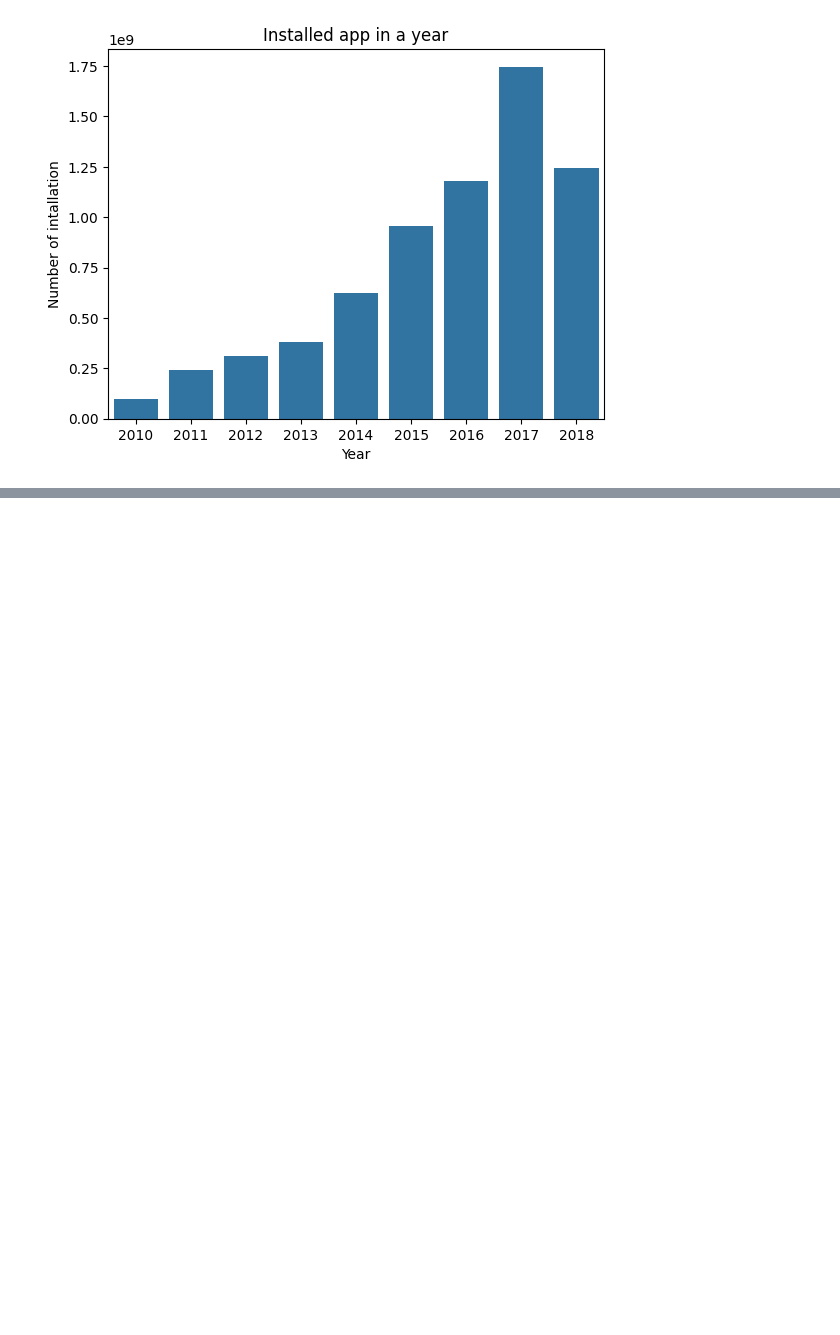
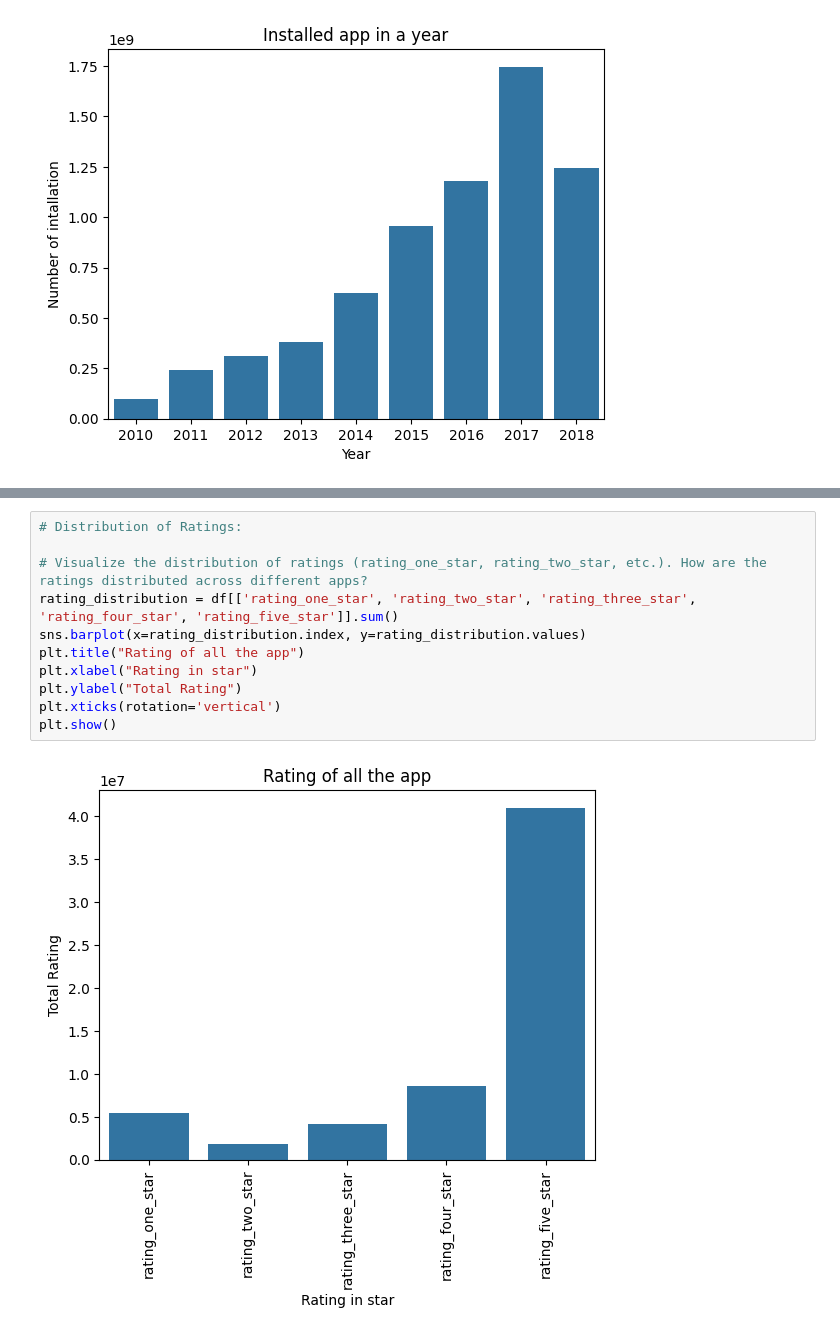
Before and after one commit to ankitlovanshi/pandas_project, a Jupyter notebook: project_on_playstore.ipynb, the cells around one changed output, grey strips where cells are left out. Drawn from its saved outputs; the diff is of its cells as text; blank space fills up the shorter version.

```diff
--- a/project_on_playstore.ipynb
+++ b/project_on_playstore.ipynb
@@ -305,0 +326,13 @@ plt.show()
+# %%
+# Distribution of Ratings:
+
+# Visualize the distribution of ratings (rating_one_star, rating_two_star, etc.). How are the ratings distributed across different apps?
+rating_distribution = df[['rating_one_star', 'rating_two_star', 'rating_three_star', 'rating_four_star', 'rating_five_star']].sum()
+sns.barplot(x=rating_distribution.index, y=rating_distribution.values)
+plt.title("Rating of all the app")
+plt.xlabel("Rating in star")
+plt.ylabel("Total Rating")
+plt.xticks(rotation='vertical')
+plt.show()
+# %% [output]
+[figure, added]
```
Also changed, not shown: parts of 4 cells of this notebook.
